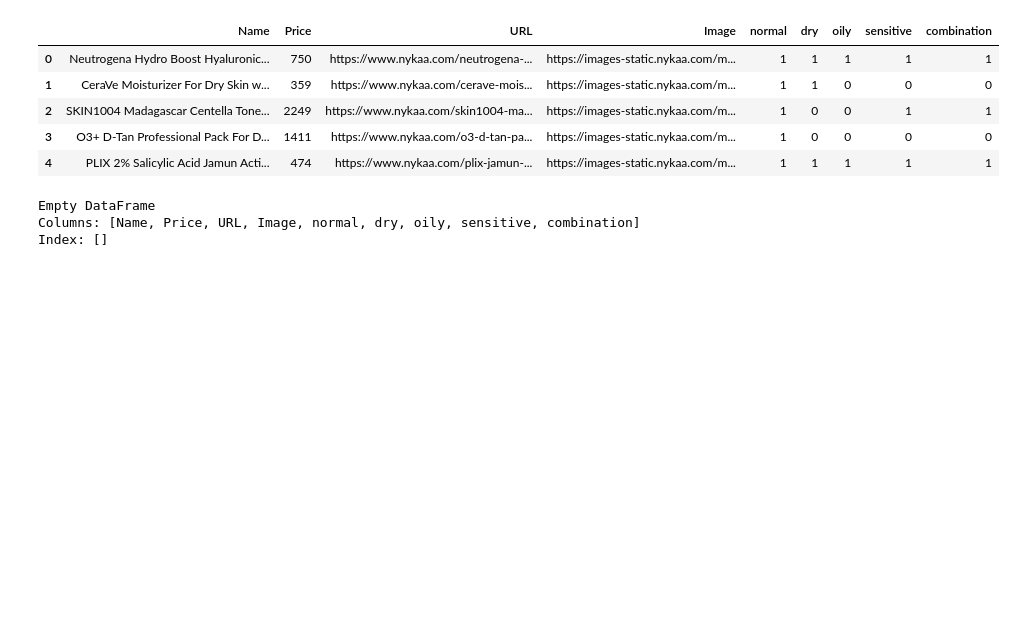
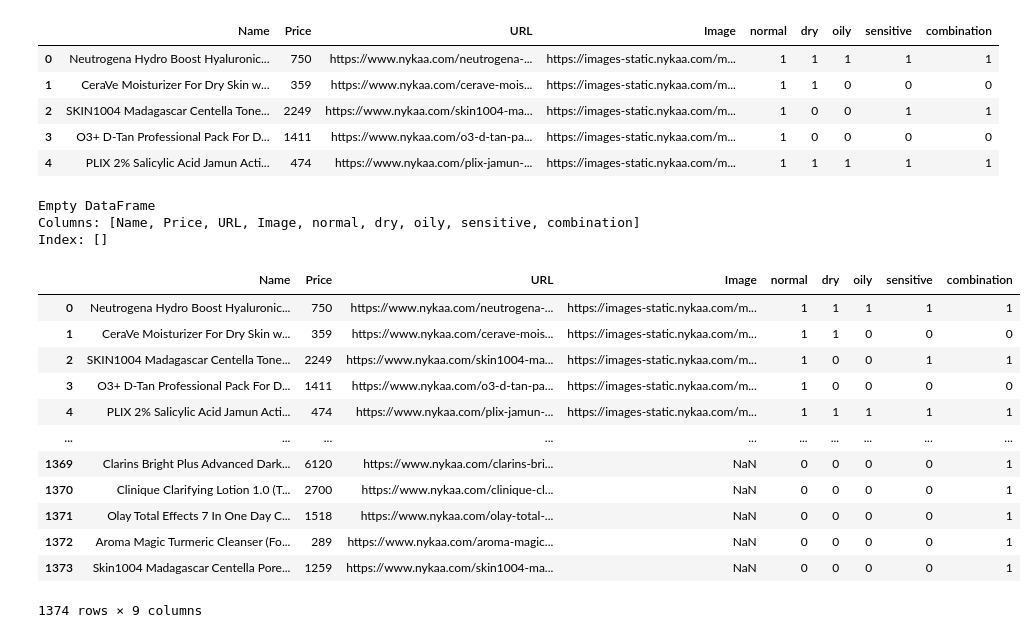
Before and after one commit to aarushigupta22/skincare_rec_system, a Jupyter notebook: nykaa_data_collection.ipynb, the cells around one changed output. Drawn from its saved outputs; the diff is of its cells as text; code cells hidden in the pictures; blank space fills up the shorter version.

```diff
--- a/nykaa_data_collection.ipynb
+++ b/nykaa_data_collection.ipynb
@@ -246,3 +246,22 @@ Index: []
 # %%
 csv_filename = "nykaa_products.csv"
 df.to_csv(csv_filename, index=False)
+# %%
+import pandas as pd
+
+df2 = pd.read_csv("nykaa_products.csv")
+df2
+# %% [output]
+|  | Name | Price | URL | Image | normal | dry | oily | sensitive | combination |
+| 0 | Neutrogena Hydro Boost Hyaluronic... | 750 | https://www.nykaa.com/neutrogena-... | https://images-static.nykaa.com/m... | 1 | 1 | 1 | 1 | 1 |
+| 1 | CeraVe Moisturizer For Dry Skin w... | 359 | https://www.nykaa.com/cerave-mois... | https://images-static.nykaa.com/m... | 1 | 1 | 0 | 0 | 0 |
+| 2 | SKIN1004 Madagascar Centella Tone... | 2249 | https://www.nykaa.com/skin1004-ma... | https://images-static.nykaa.com/m... | 1 | 0 | 0 | 1 | 1 |
+| 3 | O3+ D-Tan Professional Pack For D... | 1411 | https://www.nykaa.com/o3-d-tan-pa... | https://images-static.nykaa.com/m... | 1 | 0 | 0 | 0 | 0 |
+| 4 | PLIX 2% Salicylic Acid Jamun Acti... | 474 | https://www.nykaa.com/plix-jamun-... | https://images-static.nykaa.com/m... | 1 | 1 | 1 | 1 | 1 |
+| ... | ... | ... | ... | ... | ... | ... | ... | ... | ... |
+| 1369 | Clarins Bright Plus Advanced Dark... | 6120 | https://www.nykaa.com/clarins-bri... | NaN | 0 | 0 | 0 | 0 | 1 |
+| 1370 | Clinique Clarifying Lotion 1.0 (T... | 2700 | https://www.nykaa.com/clinique-cl... | NaN | 0 | 0 | 0 | 0 | 1 |
+| 1371 | Olay Total Effects 7 In One Day C... | 1518 | https://www.nykaa.com/olay-total-... | NaN | 0 | 0 | 0 | 0 | 1 |
+| 1372 | Aroma Magic Turmeric Cleanser (Fo... | 289 | https://www.nykaa.com/aroma-magic... | NaN | 0 | 0 | 0 | 0 | 1 |
+| 1373 | Skin1004 Madagascar Centella Pore... | 1259 | https://www.nykaa.com/skin1004-ma... | NaN | 0 | 0 | 0 | 0 | 1 |
+1374 rows × 9 columns
```
Also changed, not shown: parts of 6 cells of this notebook, 1 other file.
